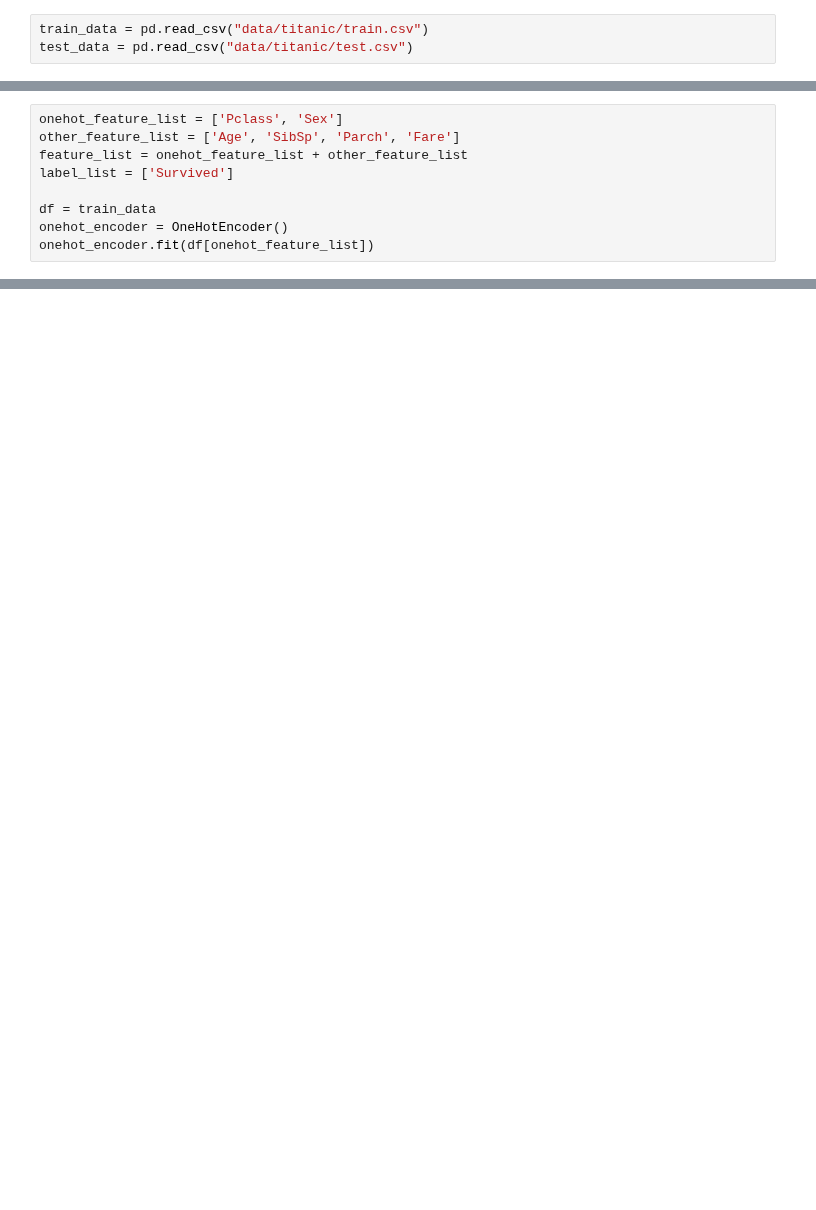
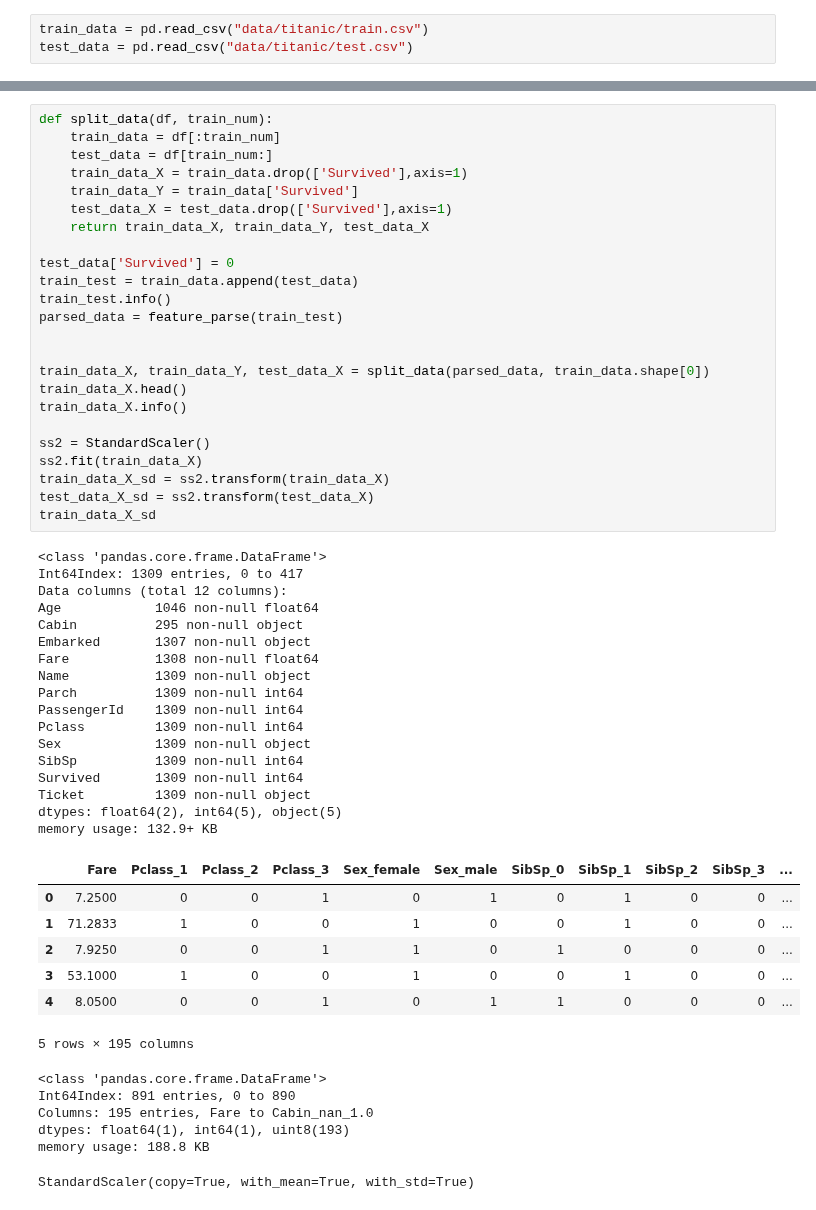
Before and after one commit to jerrychen1990/kaggle, a Jupyter notebook: titanic.ipynb, the cells around one changed output, grey strips where cells are left out. Cells and saved outputs as stored; diff of their text form; blank space fills up the shorter version.

```diff
--- a/titanic.ipynb
+++ b/titanic.ipynb
@@ -28,9 +22,0 @@ train_data.head()
-# %%
-onehot_feature_list = ['Pclass', 'Sex']
-other_feature_list = ['Age', 'SibSp', 'Parch', 'Fare']
-feature_list = onehot_feature_list + other_feature_list
-label_list = ['Survived']
-
-df = train_data
-onehot_encoder = OneHotEncoder()
-onehot_encoder.fit(df[onehot_feature_list])
@@ -100,0 +171,55 @@ day = datetime.strftime(datetime.today(), '%Y%m%d')
+# %%
+def split_data(df, train_num):
+    train_data = df[:train_num]
+    test_data = df[train_num:]
+    train_data_X = train_data.drop(['Survived'],axis=1)
+    train_data_Y = train_data['Survived']
+    test_data_X = test_data.drop(['Survived'],axis=1)
+    return train_data_X, train_data_Y, test_data_X
+
+test_data['Survived'] = 0
+train_test = train_data.append(test_data)
+train_test.info()
+parsed_data = feature_parse(train_test)
+
+
+train_data_X, train_data_Y, test_data_X = split_data(parsed_data, train_data.shape[0])
+train_data_X.head()
+train_data_X.info()
+
+ss2 = StandardScaler()
+ss2.fit(train_data_X)
+train_data_X_sd = ss2.transform(train_data_X)
+test_data_X_sd = ss2.transform(test_data_X)
+train_data_X_sd
+# %% [output]
+<class 'pandas.core.frame.DataFrame'>
+Int64Index: 1309 entries, 0 to 417
+Data columns (total 12 columns):
+Age            1046 non-null float64
+Cabin          295 non-null object
+Embarked       1307 non-null object
+Fare           1308 non-null float64
+Name           1309 non-null object
+Parch          1309 non-null int64
+PassengerId    1309 non-null int64
+Pclass         1309 non-null int64
+Sex            1309 non-null object
+SibSp          1309 non-null int64
+Survived       1309 non-null int64
+Ticket         1309 non-null object
+dtypes: float64(2), int64(5), object(5)
+memory usage: 132.9+ KB
+|  | Fare | Pclass_1 | Pclass_2 | Pclass_3 | Sex_female | Sex_male | SibSp_0 | SibSp_1 | SibSp_2 | SibSp_3 | ... |
+| 0 | 7.2500 | 0 | 0 | 1 | 0 | 1 | 0 | 1 | 0 | 0 | ... |
+| 1 | 71.2833 | 1 | 0 | 0 | 1 | 0 | 0 | 1 | 0 | 0 | ... |
+| 2 | 7.9250 | 0 | 0 | 1 | 1 | 0 | 1 | 0 | 0 | 0 | ... |
+| 3 | 53.1000 | 1 | 0 | 0 | 1 | 0 | 0 | 1 | 0 | 0 | ... |
+| 4 | 8.0500 | 0 | 0 | 1 | 0 | 1 | 1 | 0 | 0 | 0 | ... |
+5 rows × 195 columns
+<class 'pandas.core.frame.DataFrame'>
+Int64Index: 891 entries, 0 to 890
+Columns: 195 entries, Fare to Cabin_nan_1.0
+dtypes: float64(1), int64(1), uint8(193)
+memory usage: 188.8 KB
+StandardScaler(copy=True, with_mean=True, with_std=True)
```
Also changed, not shown: parts of 26 cells of this notebook, 10 other files.
